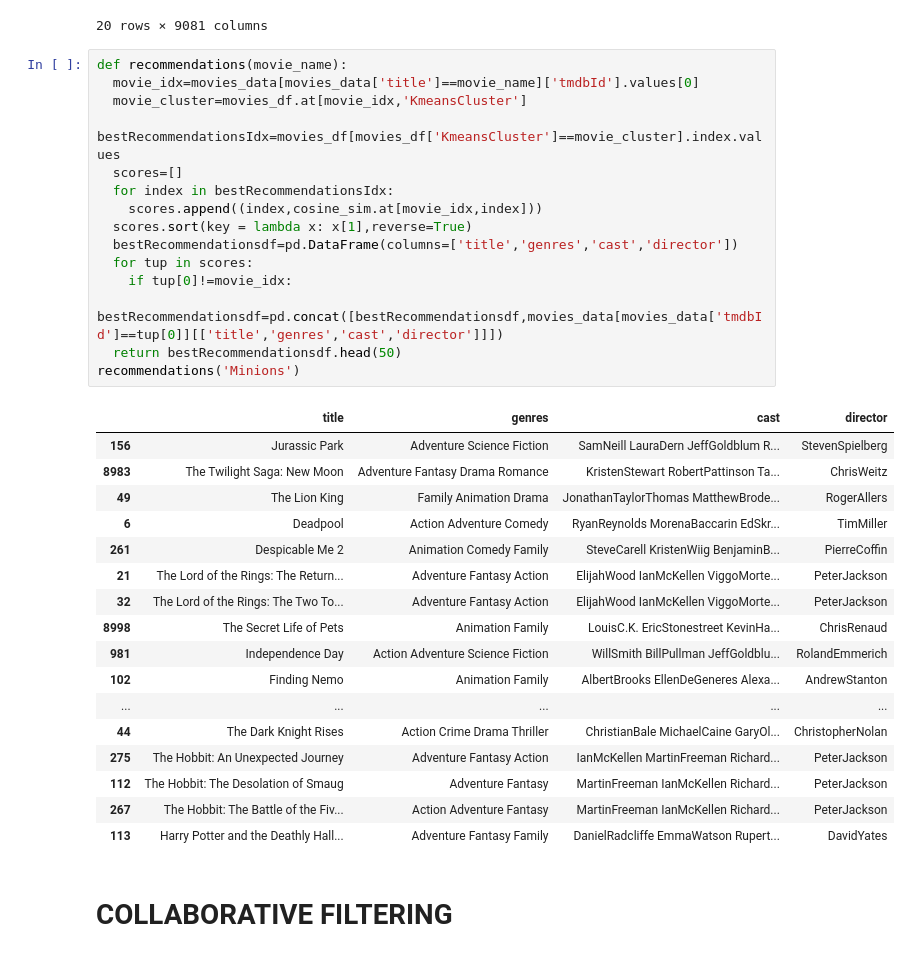
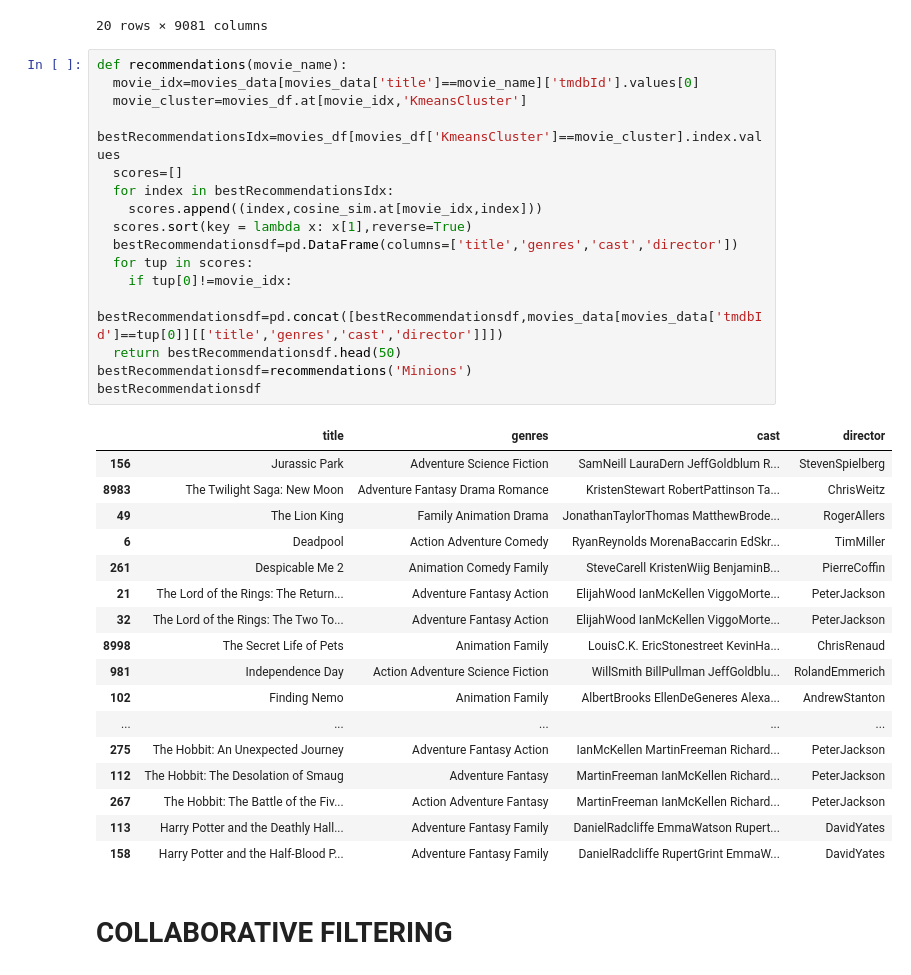
Before and after one commit to disha2sinha/Movie-Recommendation-System, a Jupyter notebook: Content_Based_Recommendation_System.ipynb, the cells around one changed output. Drawn from its saved outputs; the diff is of its cells as text.

```diff
--- a/Content_Based_Recommendation_System.ipynb
+++ b/Content_Based_Recommendation_System.ipynb
@@ -192,36 +192,37 @@ cosine_sim.head(20)
 # %%
 def recommendations(movie_name):
   movie_idx=movies_data[movies_data['title']==movie_name]['tmdbId'].values[0]
   movie_cluster=movies_df.at[movie_idx,'KmeansCluster']
   bestRecommendationsIdx=movies_df[movies_df['KmeansCluster']==movie_cluster].index.values
   scores=[]
   for index in bestRecommendationsIdx:
     scores.append((index,cosine_sim.at[movie_idx,index]))
   scores.sort(key = lambda x: x[1],reverse=True)
   bestRecommendationsdf=pd.DataFrame(columns=['title','genres','cast','director'])
   for tup in scores:
     if tup[0]!=movie_idx:
       bestRecommendationsdf=pd.concat([bestRecommendationsdf,movies_data[movies_data['tmdbId']==tup[0]][['title','genres','cast','director']]])
   return bestRecommendationsdf.head(50)
-recommendations('Minions')
+bestRecommendationsdf=recommendations('Minions')
+bestRecommendationsdf
 # %% [output]
 |  | title | genres | cast | director |
 | 156 | Jurassic Park | Adventure Science Fiction | SamNeill LauraDern JeffGoldblum R... | StevenSpielberg |
 | 8983 | The Twilight Saga: New Moon | Adventure Fantasy Drama Romance | KristenStewart RobertPattinson Ta... | ChrisWeitz |
 | 49 | The Lion King | Family Animation Drama | JonathanTaylorThomas MatthewBrode... | RogerAllers |
 | 6 | Deadpool | Action Adventure Comedy | RyanReynolds MorenaBaccarin EdSkr... | TimMiller |
 | 261 | Despicable Me 2 | Animation Comedy Family | SteveCarell KristenWiig BenjaminB... | PierreCoffin |
 | 21 | The Lord of the Rings: The Return... | Adventure Fantasy Action | ElijahWood IanMcKellen ViggoMorte... | PeterJackson |
 | 32 | The Lord of the Rings: The Two To... | Adventure Fantasy Action | ElijahWood IanMcKellen ViggoMorte... | PeterJackson |
 | 8998 | The Secret Life of Pets | Animation Family | LouisC.K. EricStonestreet KevinHa... | ChrisRenaud |
 | 981 | Independence Day | Action Adventure Science Fiction | WillSmith BillPullman JeffGoldblu... | RolandEmmerich |
 | 102 | Finding Nemo | Animation Family | AlbertBrooks EllenDeGeneres Alexa... | AndrewStanton |
 | ... | ... | ... | ... | ... |
-| 44 | The Dark Knight Rises | Action Crime Drama Thriller | ChristianBale MichaelCaine GaryOl... | ChristopherNolan |
 | 275 | The Hobbit: An Unexpected Journey | Adventure Fantasy Action | IanMcKellen MartinFreeman Richard... | PeterJackson |
 | 112 | The Hobbit: The Desolation of Smaug | Adventure Fantasy | MartinFreeman IanMcKellen Richard... | PeterJackson |
 | 267 | The Hobbit: The Battle of the Fiv... | Action Adventure Fantasy | MartinFreeman IanMcKellen Richard... | PeterJackson |
 | 113 | Harry Potter and the Deathly Hall... | Adventure Fantasy Family | DanielRadcliffe EmmaWatson Rupert... | DavidYates |
+| 158 | Harry Potter and the Half-Blood P... | Adventure Fantasy Family | DanielRadcliffe RupertGrint EmmaW... | DavidYates |
 # %% [markdown]
 # **COLLABORATIVE FILTERING**
 # %%
```
Also changed, not shown: parts of 4 cells of this notebook.
